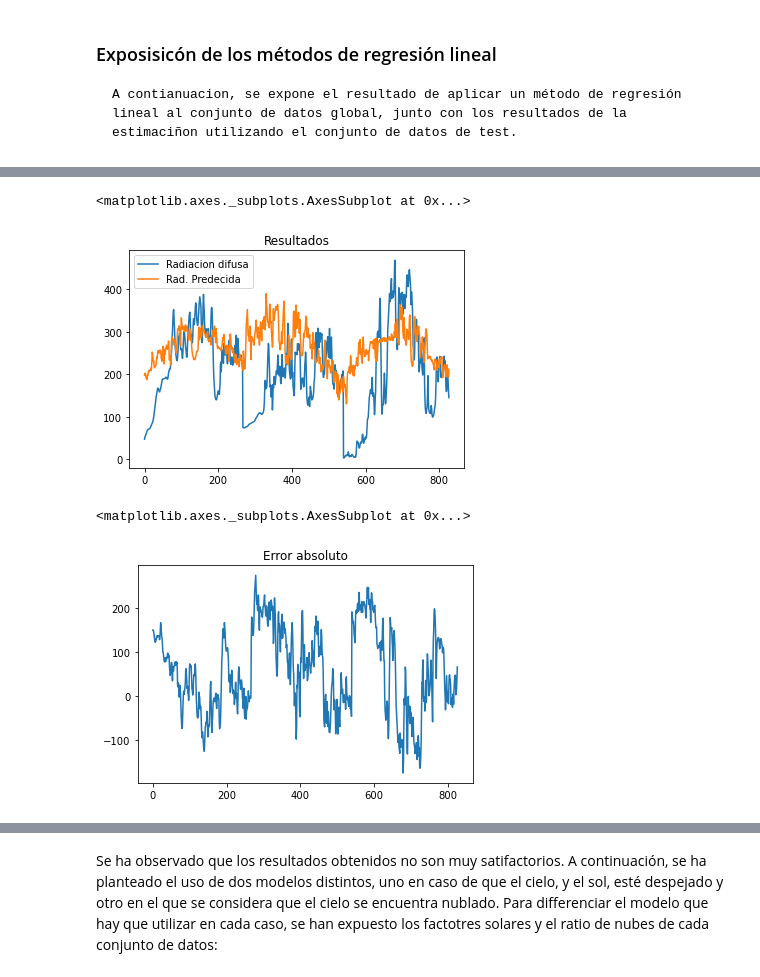
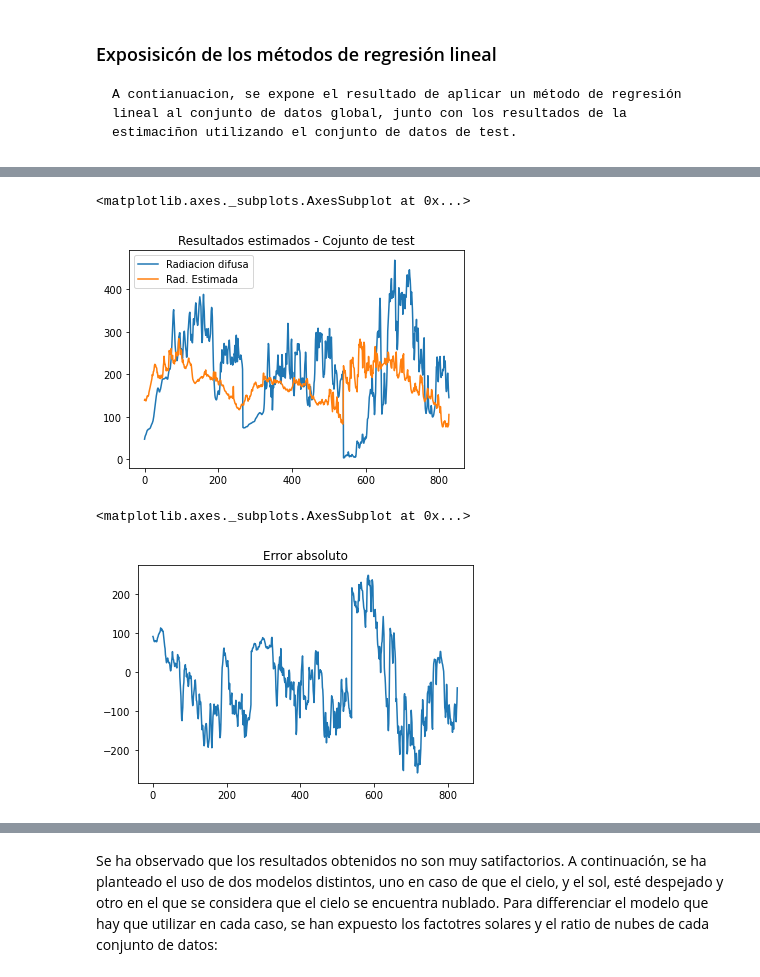
Before and after one commit to isi-ies-group/TFG-Camara-cielo, a Jupyter notebook: informe_4.ipynb, the cells around one changed output, grey strips where cells are left out. Drawn from its saved outputs; the diff is of its cells as text; code cells hidden in the pictures.

```diff
--- a/informe_4.ipynb
+++ b/informe_4.ipynb
@@ -124,7 +133,7 @@ pd_info_regresion['Intensidad cielo'] *= 1 - pd_info_regresion['Ratio nubes']
 
 # Se definen las variables de la estimación
 y_rad = pd_info_regresion['Radiacion difusa']
-x_rad = pd_info_regresion[['ghi', 'Ratio nubes', 'Intensidad cielo', 'Intensidad nubes']]
+x_rad = pd_info_regresion[['ghi', 'Ratio nubes', 'Intensidad nubes']]
 
 # Se leen los datos utilziados para el test
 pd_info_regresion_test = pd.read_csv('Datos/info_regresion_test_nublado.csv')
@@ -142,0 +152,11 @@ El coeficiente de determinación, R2, es 0.36.
+# %%
+# Se realiza la predicción con los parámetros de test
+predicted_rad = []
+for i in range(len(pd_info_regresion)):
+    predicted_rad.append(reg.predict([pd_info_regresion[['ghi', 'Ratio nubes', 'Intensidad nubes']].iloc[i].to_list()])[0])
+
+pd_predicted = pd_info_regresion
+pd_predicted['Rad. Estimada'] = predicted_rad
+
+pd_predicted['Radiacion difusa'].plot(title='Resultados estimados - Cojunto de total', legend=True)
+pd_predicted['Rad. Estimada'].plot(legend=True)
@@ -143,23 +166,23 @@ El coeficiente de determinación, R2, es 0.36.
 # %%
 # Se realiza la predicción con los parámetros de test
 predicted_rad = []
 for i in range(len(pd_info_regresion_test)):
-    predicted_rad.append(reg.predict([pd_info_regresion_test[['ghi', 'Ratio nubes','Intensidad cielo', 'Intensidad nubes']].iloc[i].to_list()])[0])
+    predicted_rad.append(reg.predict([pd_info_regresion_test[['ghi', 'Ratio nubes', 'Intensidad nubes']].iloc[i].to_list()])[0])
 
 pd_predicted = pd_info_regresion_test
-pd_predicted['Rad. Predecida'] = predicted_rad
+pd_predicted['Rad. Estimada'] = predicted_rad
 
-pd_predicted['Radiacion difusa'].plot(title='Resultados', legend=True)
-pd_predicted['Rad. Predecida'].plot(legend=True)
+pd_predicted['Radiacion difusa'].plot(title='Resultados estimados - Cojunto de test', legend=True)
+pd_predicted['Rad. Estimada'].plot(legend=True)
 # %% [output]
 <matplotlib.axes._subplots.AxesSubplot at 0x...>
-[figure, old version]
+[figure, new version]
 # %%
-errores = pd_predicted['Rad. Predecida'] - pd_predicted['Radiacion difusa']
+errores = pd_predicted['Rad. Estimada'] - pd_predicted['Radiacion difusa']
 errores.plot(title='Error absoluto', legend=False)
 # %% [output]
 <matplotlib.axes._subplots.AxesSubplot at 0x...>
-[figure, old version]
+[figure, new version]
 # %%
 errores.hist()
 # %% [output]
```
Also changed, not shown: parts of 36 cells of this notebook, 5 other files.
